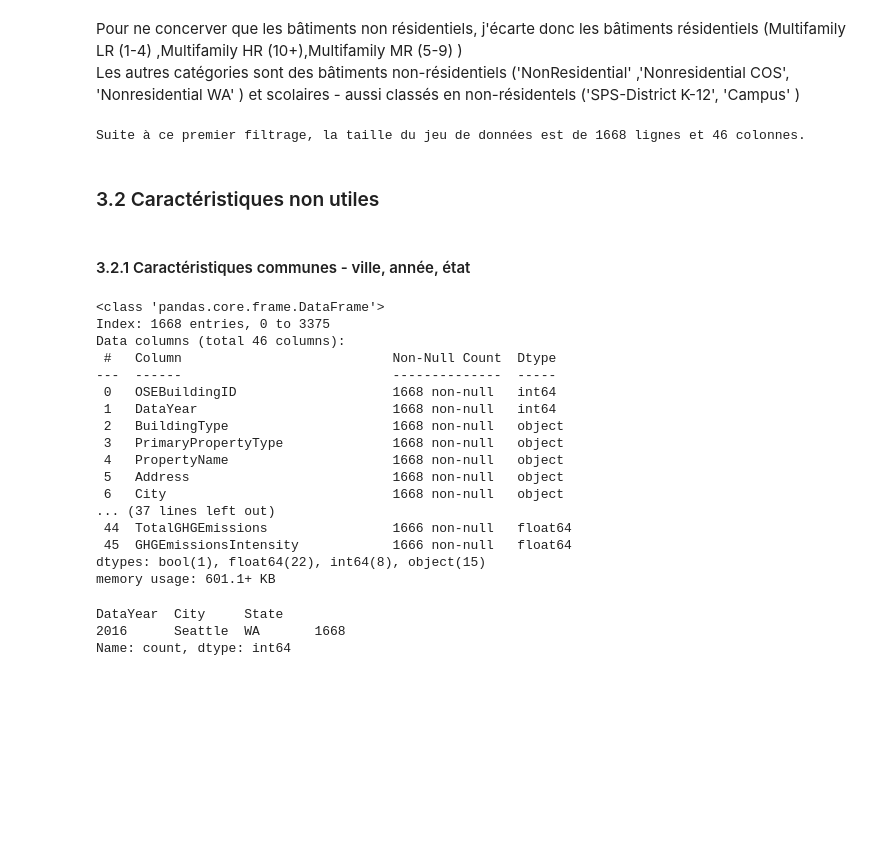
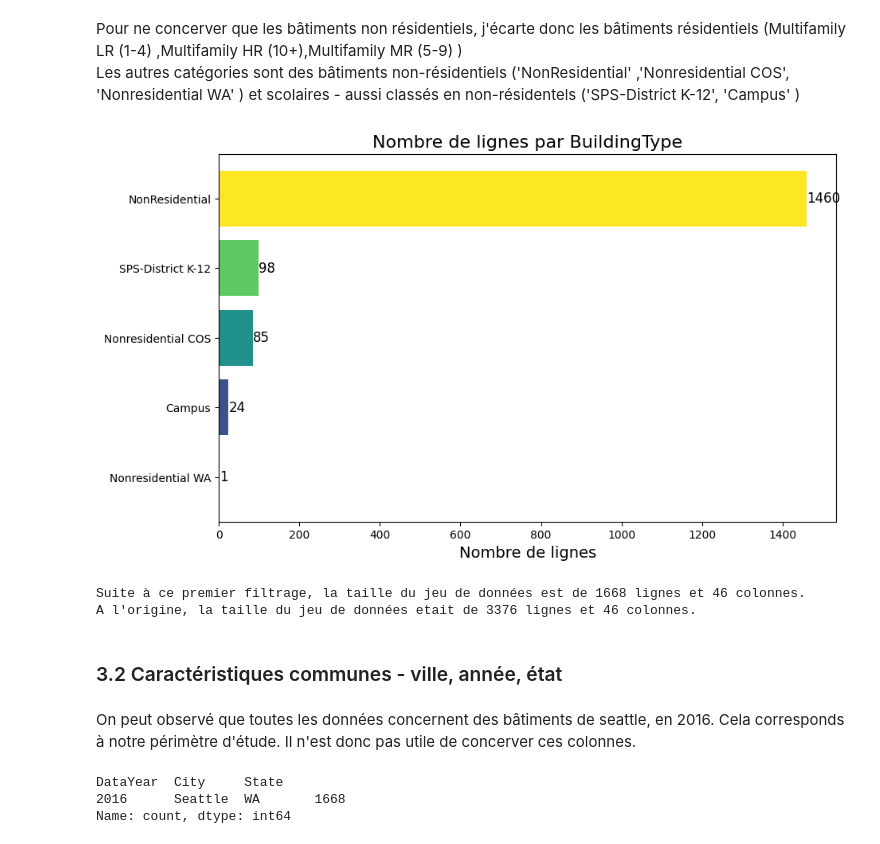
Before and after one commit to Solisdata/projet6_ml_api, a Jupyter notebook: 1_analyse_exploratoire.ipynb, the cells around one changed output. Saved outputs shown, nothing was run; the diff lists cells and outputs as text; code cells hidden in the pictures; blank space fills up the shorter version.

Commit message:
nettoyage des données - outlier - feature redondantes...

```diff
--- a/1_analyse_exploratoire.ipynb
+++ b/1_analyse_exploratoire.ipynb
@@ -147,34 +209,20 @@ Les autres catégories sont des bâtiments non-résidentiels ('NonResidential' ,
 # %%
 excluded_types = ['Multifamily LR (1-4)', 'Multifamily MR (5-9)', 'Multifamily HR (10+)']
 df_building_clean = df_building_raw[~df_building_raw['BuildingType'].isin(excluded_types)]
+# %%
+visualisation(df_building_clean[['BuildingType']])
+# %% [output]
+[figure, added]
 # %%
 print ("Suite à ce premier filtrage, la taille du jeu de données est de", df_building_clean.shape[0], "lignes et", df_building_clean.shape[1], "colonnes.")
+print ("A l'origine, la taille du jeu de données etait de", df_building_raw.shape[0], "lignes et", df_building_raw.shape[1], "colonnes.")
 # %% [output]
 Suite à ce premier filtrage, la taille du jeu de données est de 1668 lignes et 46 colonnes.
+A l'origine, la taille du jeu de données etait de 3376 lignes et 46 colonnes.
 # %% [markdown]
-### 3.2 Caractéristiques non utiles
+### 3.2 Caractéristiques communes  - ville, année, état
-# %% [markdown]
-#### 3.2.1 Caractéristiques communes  - ville, année, état
-# %%
-df_building_clean.info()
-# %% [output]
-<class 'pandas.core.frame.DataFrame'>
-Index: 1668 entries, 0 to 3375
-Data columns (total 46 columns):
- #   Column                           Non-Null Count  Dtype
----  ------                           --------------  -----
- 0   OSEBuildingID                    1668 non-null   int64
- 1   DataYear                         1668 non-null   int64
- 2   BuildingType                     1668 non-null   object
- 3   PrimaryPropertyType              1668 non-null   object
- 4   PropertyName                     1668 non-null   object
- 5   Address                          1668 non-null   object
- 6   City                             1668 non-null   object
-... (37 lines left out)
- 44  TotalGHGEmissions                1666 non-null   float64
- 45  GHGEmissionsIntensity            1666 non-null   float64
-dtypes: bool(1), float64(22), int64(8), object(15)
-memory usage: 601.1+ KB
+# %% [markdown]
+On peut observé que toutes les données concernent des bâtiments de seattle, en 2016. Cela corresponds à notre périmètre d'étude. Il n'est donc pas utile de concerver ces colonnes.
 # %%
 
 df_building_clean[['DataYear', 'City', 'State']].value_counts()
```
Also changed, not shown: parts of 90 cells of this notebook.
